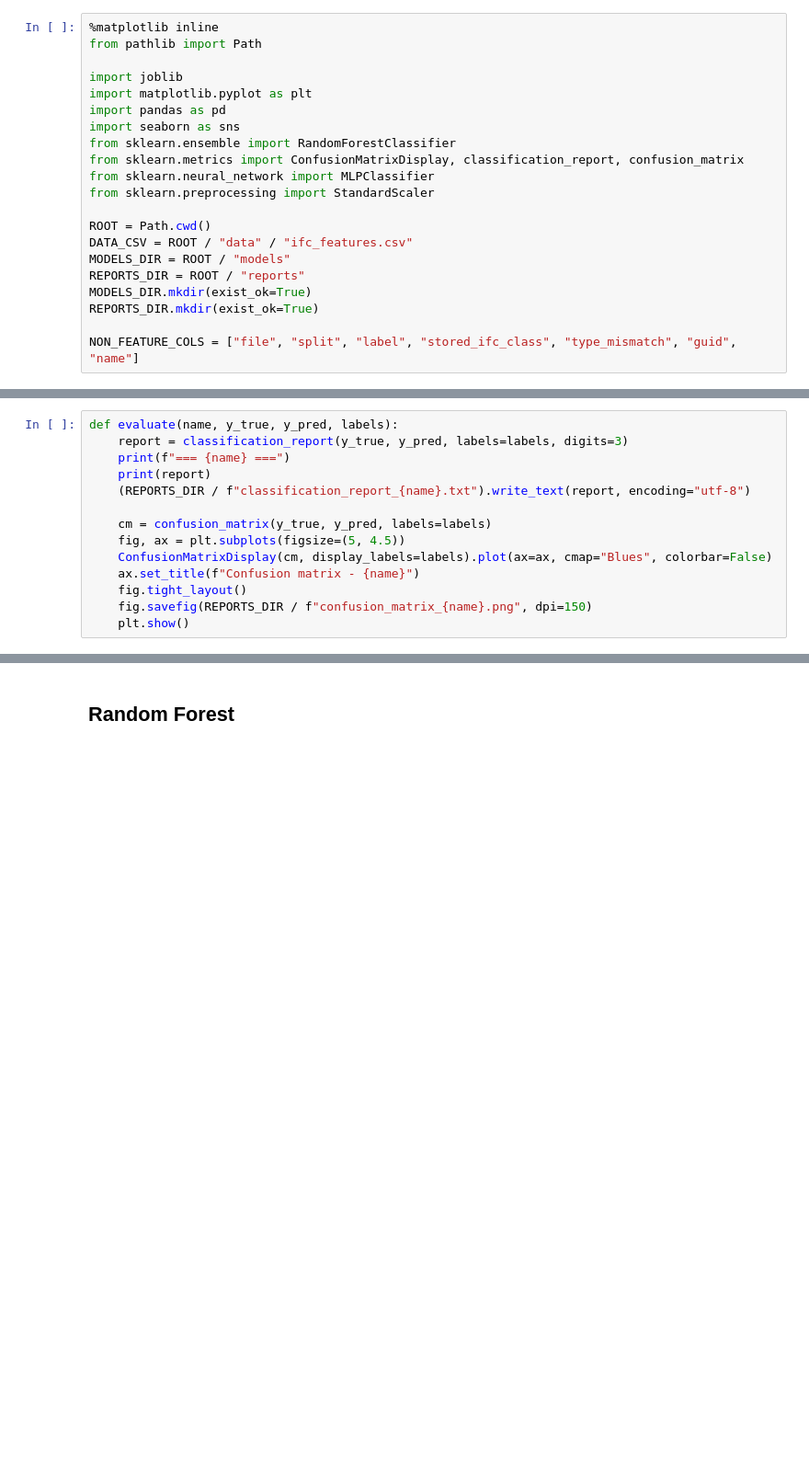
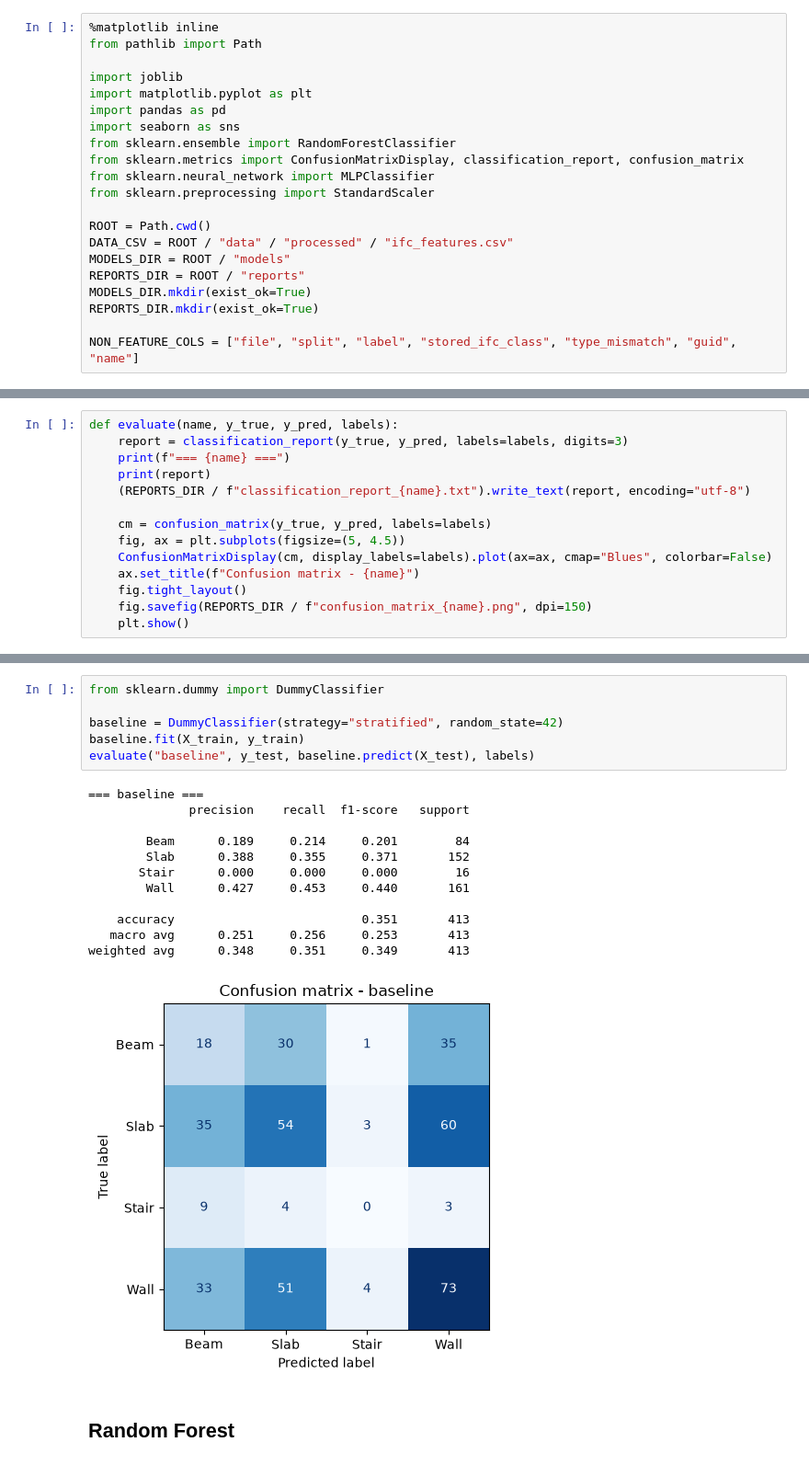
Before and after one commit to czajkaagata/test_klasyfikator, a Jupyter notebook: 02_train_classifiers.ipynb, the cells around one changed output, grey strips where cells are left out. Shown at 92% size. Drawn from its saved outputs; the diff is of its cells as text; blank space fills up the shorter version.

```diff
--- a/02_train_classifiers.ipynb
+++ b/02_train_classifiers.ipynb
@@ -18,7 +19,7 @@ from sklearn.neural_network import MLPClassifier
 from sklearn.preprocessing import StandardScaler
 
 ROOT = Path.cwd()
-DATA_CSV = ROOT / "data" / "ifc_features.csv"
+DATA_CSV = ROOT / "data" / "processed" / "ifc_features.csv"
 MODELS_DIR = ROOT / "models"
 REPORTS_DIR = ROOT / "reports"
 MODELS_DIR.mkdir(exist_ok=True)
@@ -66,3 +73,22 @@ def evaluate(name, y_true, y_pred, labels):
+# %%
+from sklearn.dummy import DummyClassifier
+
+baseline = DummyClassifier(strategy="stratified", random_state=42)
+baseline.fit(X_train, y_train)
+evaluate("baseline", y_test, baseline.predict(X_test), labels)
+# %% [output]
+=== baseline ===
+              precision    recall  f1-score   support
+
+        Beam      0.189     0.214     0.201        84
+        Slab      0.388     0.355     0.371       152
+       Stair      0.000     0.000     0.000        16
+        Wall      0.427     0.453     0.440       161
+
+    accuracy                          0.351       413
+   macro avg      0.251     0.256     0.253       413
+weighted avg      0.348     0.351     0.349       413
+[figure, added]
 # %% [markdown]
 ## Random Forest
 # %%
```
Also changed, not shown: parts of 21 cells of this notebook, 50 other files.
